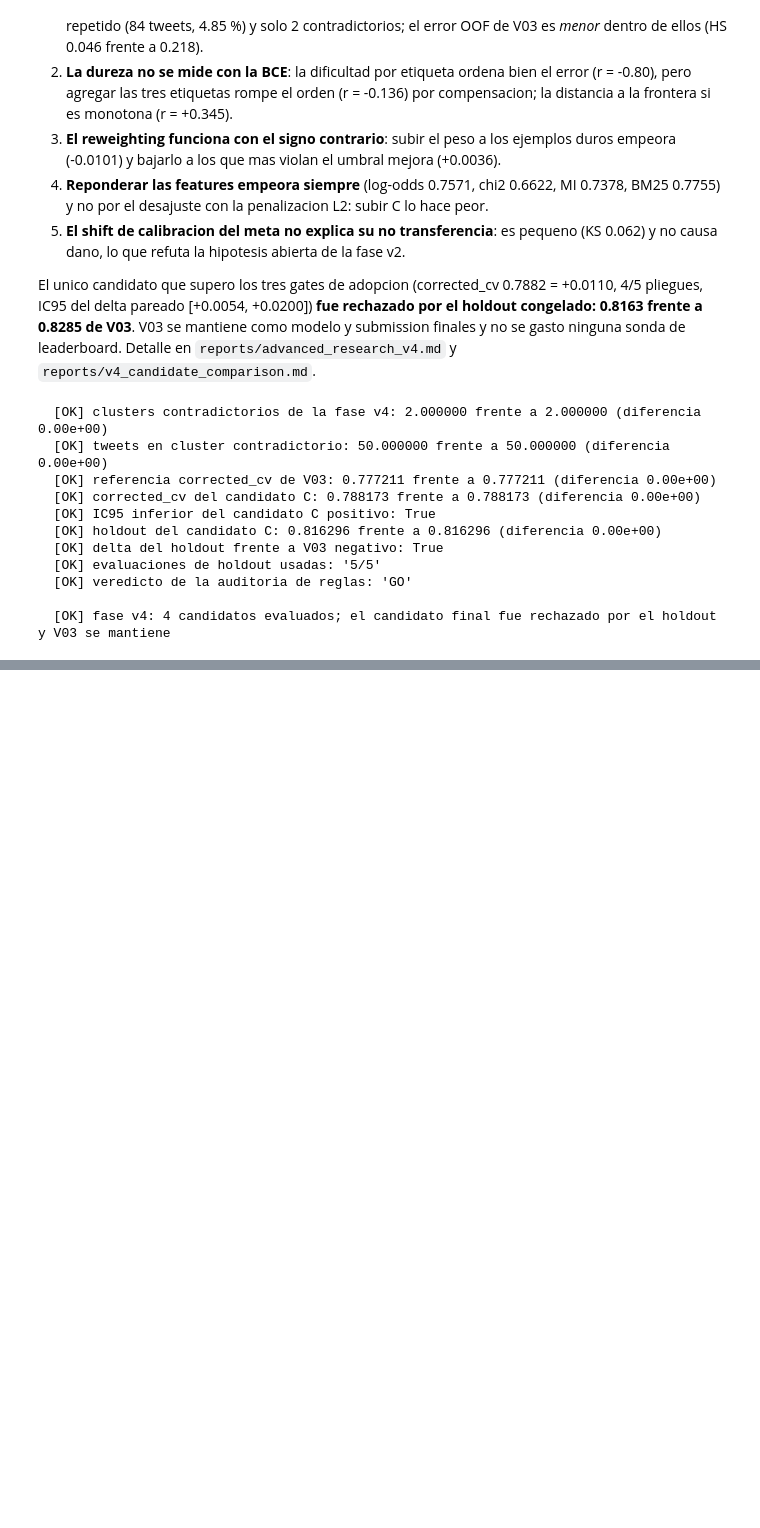
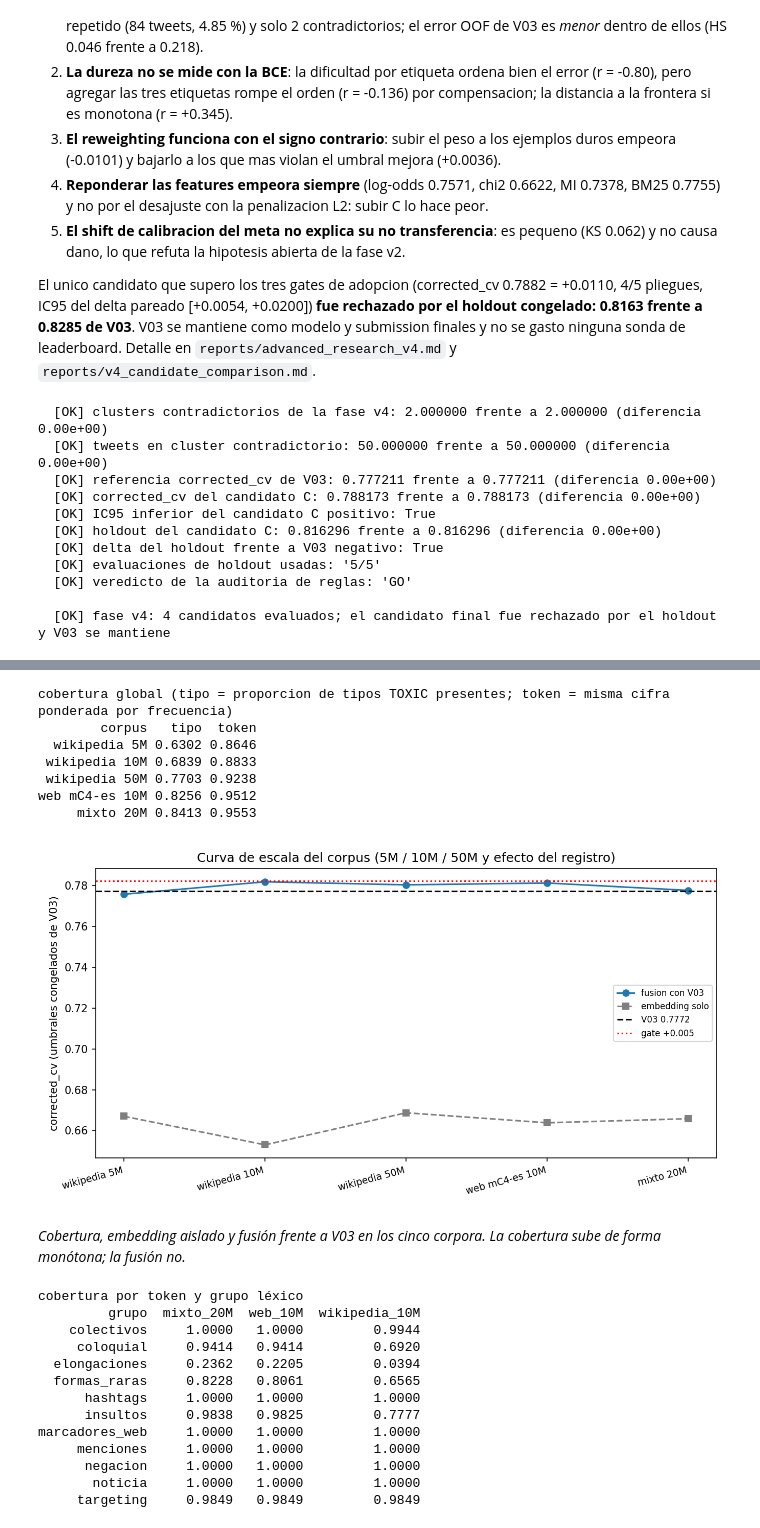
Before and after one commit to Garnica1999/PLN, a Jupyter notebook: kaggle_toxic_2026_puj/notebooks/10_final_pipeline.ipynb, the cells around one changed output, grey strips where cells are left out. Saved outputs shown, nothing was run; the diff lists cells and outputs as text; code cells hidden in the pictures; blank space fills up the shorter version.

```diff
--- a/kaggle_toxic_2026_puj/notebooks/10_final_pipeline.ipynb
+++ b/kaggle_toxic_2026_puj/notebooks/10_final_pipeline.ipynb
@@ -2385,0 +2599,51 @@ print(
+# %%
+"""Cobertura del vocabulario TOXIC por corpus y por grupo léxico."""
+
+cobertura_global = pd.DataFrame(
+    [
+        {"corpus": "wikipedia 5M", "tipo": 0.6302, "token": 0.8646},
+        {"corpus": "wikipedia 10M", "tipo": 0.6839, "token": 0.8833},
+        {"corpus": "wikipedia 50M", "tipo": 0.7703, "token": 0.9238},
+        {"corpus": "web mC4-es 10M", "tipo": 0.8256, "token": 0.9512},
+        {"corpus": "mixto 20M", "tipo": 0.8413, "token": 0.9553},
+    ]
+)
+print("cobertura global (tipo = proporcion de tipos TOXIC presentes; token = misma cifra ponderada por frecuencia)")
+mostrar_tabla(cobertura_global)
+mostrar_figura(
+    "fig_56_curva_escala_conclusiva_v5_1.png",
+    "Cobertura, embedding aislado y fusión frente a V03 en los cinco corpora. La cobertura "
+    "sube de forma monótona; la fusión no.",
+    ancho=880,
+)
+
+por_grupo = pd.read_csv(RUTAS["reports"] / "embedding_coverage_registro_v5.csv")
+pivot = por_grupo.pivot_table(
+    index="grupo", columns="corpus", values="token_coverage", aggfunc="first"
+).round(4)
+print()
+print("cobertura por token y grupo léxico")
+mostrar_tabla(pivot.reset_index())
+# %% [output]
+cobertura global (tipo = proporcion de tipos TOXIC presentes; token = misma cifra ponderada por frecuencia)
+        corpus   tipo  token
+  wikipedia 5M 0.6302 0.8646
+ wikipedia 10M 0.6839 0.8833
+ wikipedia 50M 0.7703 0.9238
+web mC4-es 10M 0.8256 0.9512
+     mixto 20M 0.8413 0.9553
+[figure, added]
+*Cobertura, embedding aislado y fusión frente a V03 en los cinco corpora. La cobertura sube de forma monótona; la fusión no.*
+cobertura por token y grupo léxico
+         grupo  mixto_20M  web_10M  wikipedia_10M
+    colectivos     1.0000   1.0000         0.9944
+     coloquial     0.9414   0.9414         0.6920
+  elongaciones     0.2362   0.2205         0.0394
+  formas_raras     0.8228   0.8061         0.6565
+      hashtags     1.0000   1.0000         1.0000
+      insultos     0.9838   0.9825         0.7777
+marcadores_web     1.0000   1.0000         1.0000
+     menciones     1.0000   1.0000         1.0000
+      negacion     1.0000   1.0000         1.0000
+       noticia     1.0000   1.0000         1.0000
+     targeting     0.9849   0.9849         0.9849
```
Also changed, not shown: parts of 20 cells of this notebook, 13 other files.
